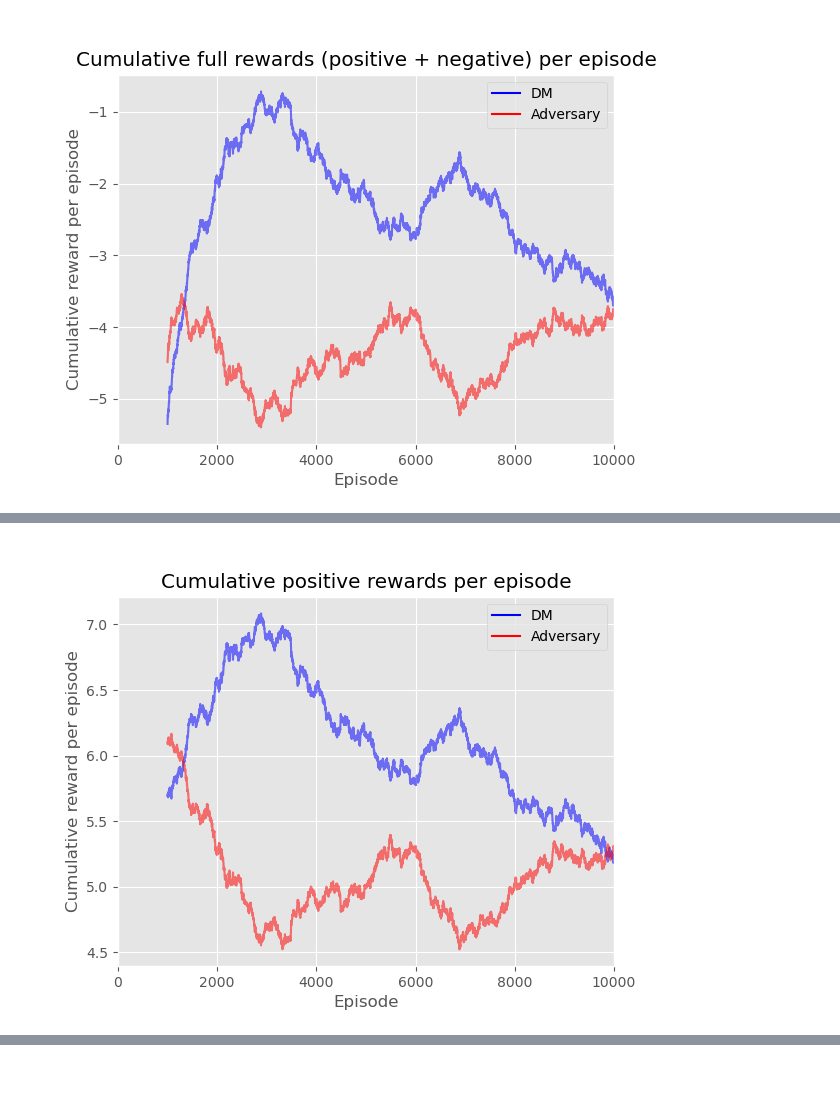
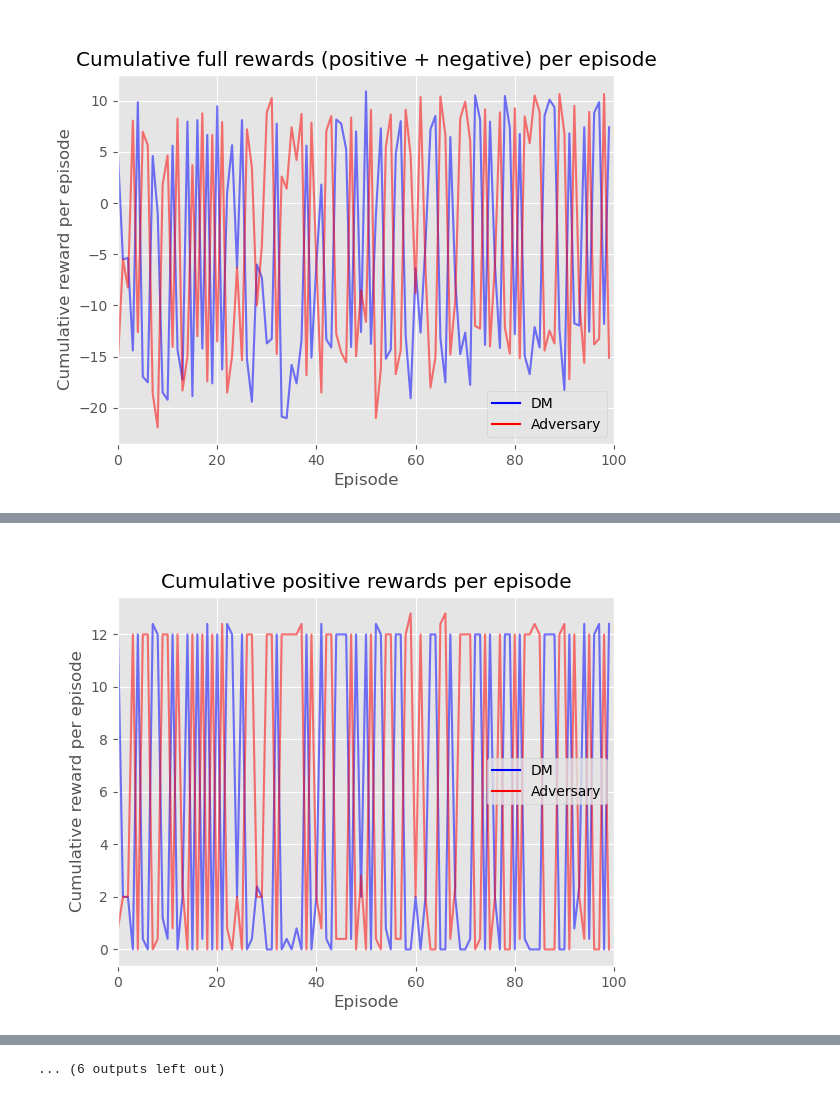
Before and after one commit to Ruzejjur/ARAMARL_TMDP_DP, a Jupyter notebook: TMDP_DP/CoinGame_experiments.ipynb, the cells around one changed output, grey strips where cells are left out. Saved outputs shown, nothing was run; the diff lists cells and outputs as text; code cells hidden in the pictures.

```diff
--- a/TMDP_DP/CoinGame_experiments.ipynb
+++ b/TMDP_DP/CoinGame_experiments.ipynb
@@ -69,19 +53,21 @@ results_path = run_experiment(config_file_path, log_trajectory=True)
 
 # --- Select moving average window size and range for the player reward plots
 
-plot_moving_average_window_size = 1000
-reward_time_series_range = [0, 10000]
-game_result_ratio_range = [0, 10000]
+plot_moving_average_window_size = 1
+reward_time_series_x_axis_plot_range = [0,100]
+
+episode_range_to_eval = [0,-1]
+game_result_ratio_x_axis_plot_range = [0,100]
 
 
 # --- Select which trajectory to animate ---
 # The log is structured as: [experiment_run][episode][step]
-run_to_animate = 0      # The last experiment run
-episode_to_animate = 6000  # The last episode of that run
+run_to_animate = -1      # The last experiment run
+episode_to_animate = -1  # The last episode of that run
 
 #results_run_directory = results_path
 
-results_run_directory = '/Users/ruzejjur/Github/ARAMARL_TMDP_DP/TMDP_DP/results/LevelK_MDP_DP_Agent_Stationary_vs_LevelK_TMDP_DP_Agent_Stationary_2025-08-07_17-07-18'
+results_run_directory = '/Users/ruzejjur/Github/ARAMARL_TMDP_DP/TMDP_DP/results/LevelK_MDP_DP_Agent_Stationary_vs_LevelK_TMDP_DP_Agent_Stationary_2025-08-08_11-25-04'
 # %%
 # Verify that the directory exists before proceeding
 if not os.path.isdir(results_run_directory):
@@ -232,7 +218,7 @@ if full_rewards_p1 is not None and full_rewards_p2 is not None:
     plot_title = 'Cumulative full rewards (positive + negative) per episode'
 
     plot_reward_per_episode_series(full_rewards_p1, full_rewards_p2,
-                                   plot_title, time_series_range = reward_time_series_range, moving_average_window_size=plot_moving_average_window_size, dir=None)
+                                   plot_title, episode_series_x_axis_plot_range = reward_time_series_x_axis_plot_range, moving_average_window_size=plot_moving_average_window_size, dir=None)
 else:
     logging.info("\nSkipping full rewards plot display as rewards were not not loaded.")
 
@@ -242,7 +228,7 @@ if positive_rewards_p1 is not None and positive_rewards_p2 is not None:
     plot_title = 'Cumulative positive rewards per episode'
 
     plot_reward_per_episode_series(positive_rewards_p1, positive_rewards_p2,
-                                   plot_title, time_series_range = reward_time_series_range, moving_average_window_size=plot_moving_average_window_size, dir=None)
+                                   plot_title, episode_series_x_axis_plot_range = reward_time_series_x_axis_plot_range, moving_average_window_size=plot_moving_average_window_size, dir=None)
 else:
     logging.info("\nSkipping positive rewards plot display as rewards were not not loaded.")
 
@@ -252,7 +238,7 @@ if negative_rewards_p1 is not None and negative_rewards_p2 is not None:
     plot_title = 'Cumulative negative rewards per episode'
 
     plot_reward_per_episode_series(negative_rewards_p1, negative_rewards_p2,
-                                   plot_title, time_series_range = reward_time_series_range, moving_average_window_size=plot_moving_average_window_size, dir=None)
+                                   plot_title, episode_series_x_axis_plot_range = reward_time_series_x_axis_plot_range, moving_average_window_size=plot_moving_average_window_size, dir=None)
 else:
     logging.info("\nSkipping negative rewards plot display as rewards were not not loaded.")
 
@@ -262,7 +248,7 @@ if only_step_rewards_p1 is not None and only_step_rewards_p2 is not None:
     plot_title = 'Cumulative only step rewards per episode'
 
     plot_reward_per_episode_series(only_step_rewards_p1, only_step_rewards_p2,
-                                   plot_title, time_series_range = reward_time_series_range, moving_average_window_size=plot_moving_average_window_size, dir=None)
+                                   plot_title, episode_series_x_axis_plot_range = reward_time_series_x_axis_plot_range, moving_average_window_size=plot_moving_average_window_size, dir=None)
 else:
     logging.info("\nSkipping only step rewards plot display as rewards were not not loaded.")
 
@@ -272,7 +258,7 @@ if full_rewards_without_coin_p1 is not None and full_rewards_without_coin_p2 is
     plot_title = 'Cumulative full rewards without coin per episode'
 
     plot_reward_per_episode_series(full_rewards_without_coin_p1, full_rewards_without_coin_p2,
-                                   plot_title, time_series_range = reward_time_series_range, moving_average_window_size=plot_moving_average_window_size, dir=None)
+                                   plot_title, episode_series_x_axis_plot_range = reward_time_series_x_axis_plot_range, moving_average_window_size=plot_moving_average_window_size, dir=None)
 else:
     logging.info("\nSkipping full rewards without coin plot display as rewards were not not loaded.")
 
@@ -282,7 +268,7 @@ if full_rewards_without_step_p1 is not None and full_rewards_without_step_p2 is
     plot_title = 'Cumulative full rewards without step per episode'
 
     plot_reward_per_episode_series(full_rewards_without_step_p1, full_rewards_without_step_p2,
-                                   plot_title, time_series_range = reward_time_series_range, moving_average_window_size=plot_moving_average_window_size, dir=None)
+                                   plot_title, episode_series_x_axis_plot_range = reward_time_series_x_axis_plot_range, moving_average_window_size=plot_moving_average_window_size, dir=None)
 else:
     logging.info("\nSkipping full rewards without step plot display as rewards were not not loaded.")
 
@@ -292,8 +278,8 @@ if game_result_p1 is not None:
     logging.info("\n--- Creating win ratio plot for player 1 ---")
     plot_title = 'Win ratio without step per episode'
 
-    plot_result_ration(game_result_p1, plot_title, result_type_to_plot="win",
-        time_series_range=game_result_ratio_range,
+    plot_result_ration(game_result_p1, episode_range_to_eval, plot_title, result_type_to_plot="win",
+        episode_series_x_axis_plot_range=game_result_ratio_x_axis_plot_range,
         dir=None)
 else:
     logging.info("\nSkipping Win ratio plot display as game results were not not loaded.")
@@ -303,8 +289,8 @@ if game_result_p1 is not None:
     logging.info("\n--- Creating loss ratio plot for player 1 ---")
     plot_title = 'Loss ratio without step per episode'
 
-    plot_result_ration(game_result_p1, plot_title, result_type_to_plot="loss",
-        time_series_range=game_result_ratio_range,
+    plot_result_ration(game_result_p1, episode_range_to_eval, plot_title, result_type_to_plot="loss",
+        episode_series_x_axis_plot_range=game_result_ratio_x_axis_plot_range,
         dir=None)
 else:
     logging.info("\nSkipping Loss ratio plot display as game results were not not loaded.")
@@ -314,8 +300,8 @@ if game_result_p1 is not None:
     logging.info("\n--- Creating draw ratio plot for player 1 ---")
     plot_title = 'Draw ratio without step per episode'
 
-    plot_result_ration(game_result_p1, plot_title, result_type_to_plot="draw",
-        time_series_range=game_result_ratio_range,
+    plot_result_ration(game_result_p1, episode_range_to_eval, plot_title, result_type_to_plot="draw",
+        episode_series_x_axis_plot_range=game_result_ratio_x_axis_plot_range,
         dir=None)
 else:
     logging.info("\nSkipping draw ratio plot display as game results were not not loaded.")
@@ -341 +311 @@ else:
-[figure, old version]
+[figure, new version]
@@ -342 +314 @@ else:
-[figure, old version]
+[figure, new version]
@@ -350,3 +327,4 @@ else:
+... (6 outputs left out)
 # %%
 # --- Animate a Specific Episode from the Trajectory Log ---
 if trajectory_logs_all_experiments is not None and config is not None:
```
Also changed, not shown: parts of 5 cells of this notebook, 6 other files.
